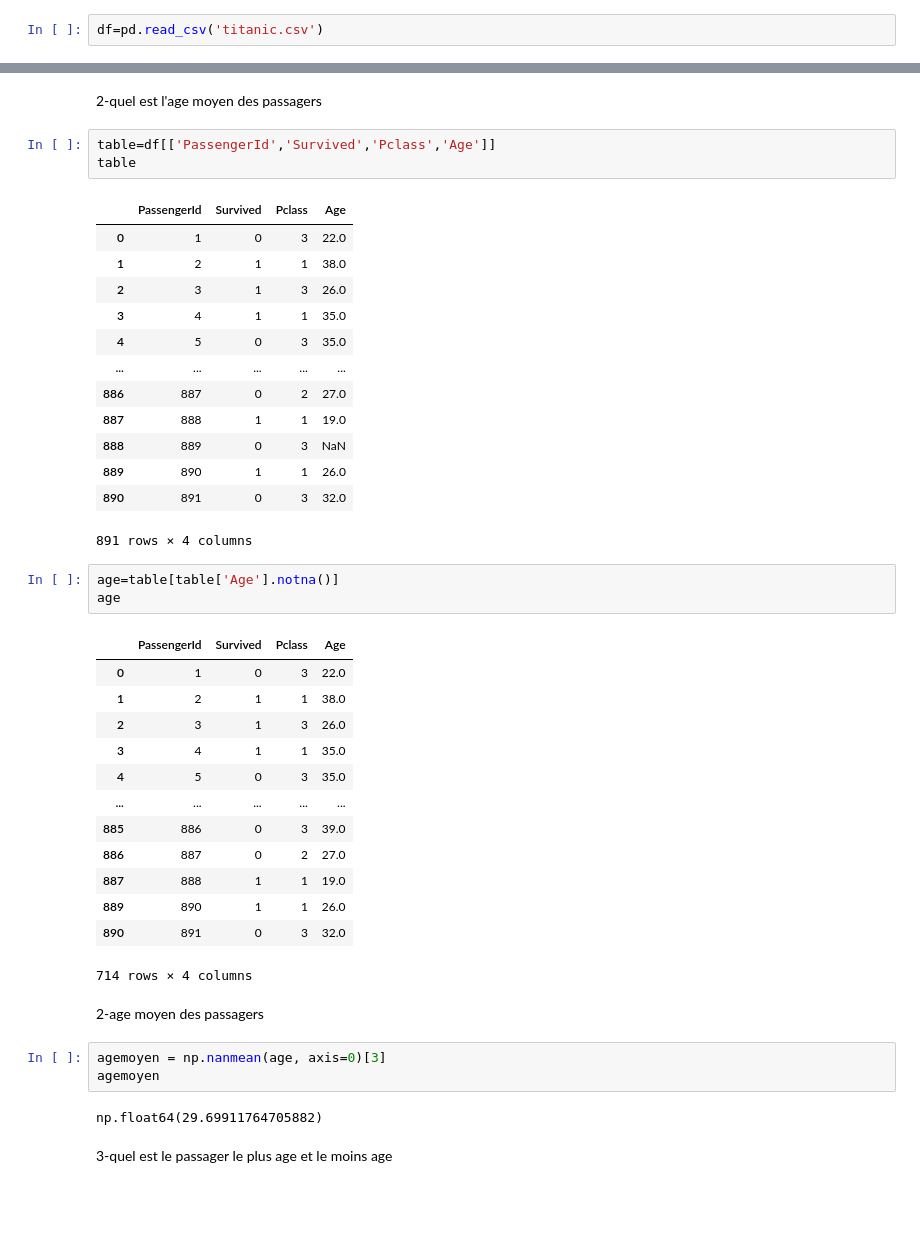
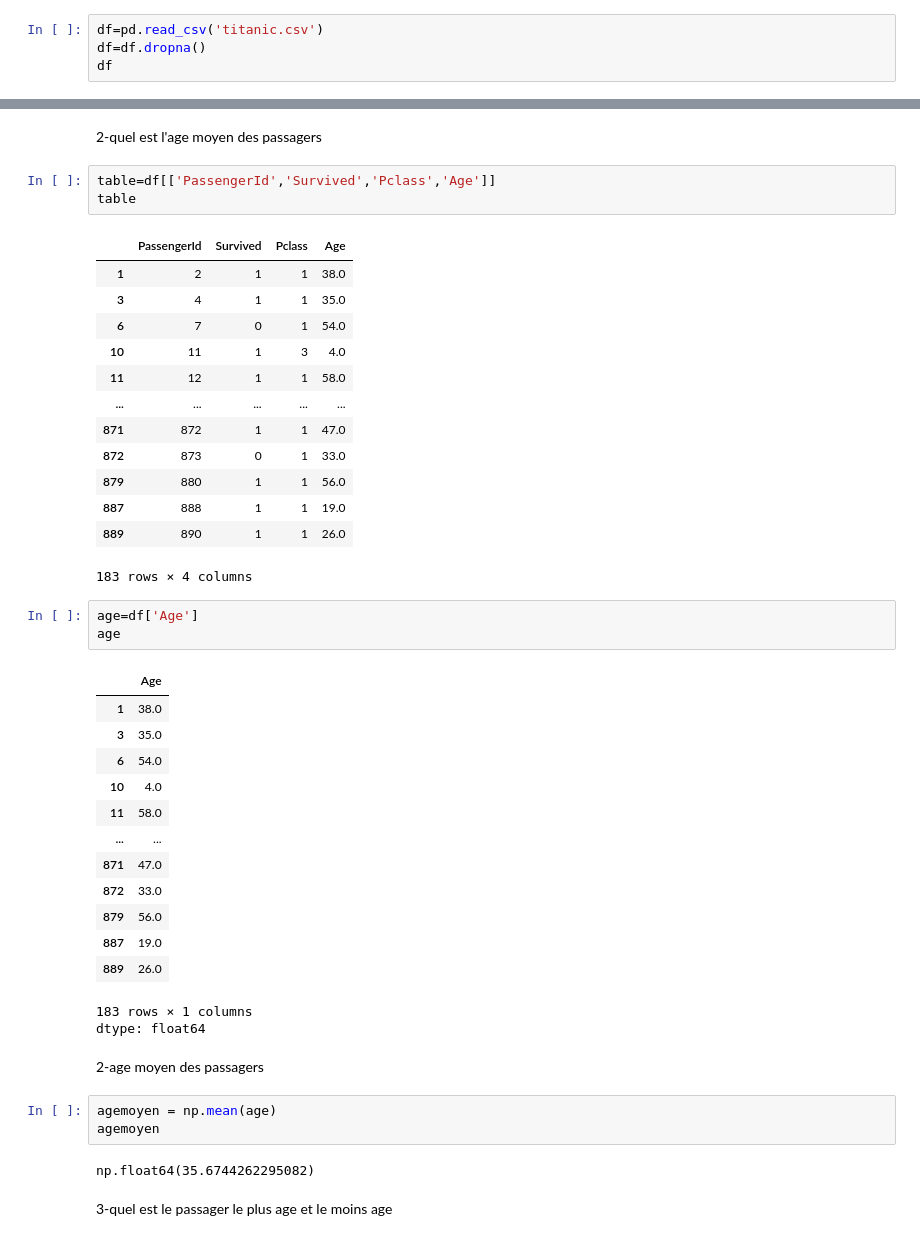
Before and after one commit to Neykone/Titanic, a Jupyter notebook: Titanic.ipynb, the cells around one changed output, grey strips where cells are left out. Saved outputs shown, nothing was run; the diff lists cells and outputs as text; blank space fills up the shorter version.

```diff
--- a/Titanic.ipynb
+++ b/Titanic.ipynb
@@ -6,2 +8,4 @@ import pandas as pd
 # %%
 df=pd.read_csv('titanic.csv')
+df=df.dropna()
+df
@@ -47,42 +71,43 @@ table=df[['PassengerId','Survived','Pclass','Age']]
 table
 # %% [output]
 |  | PassengerId | Survived | Pclass | Age |
-| 0 | 1 | 0 | 3 | 22.0 |
 | 1 | 2 | 1 | 1 | 38.0 |
-| 2 | 3 | 1 | 3 | 26.0 |
 | 3 | 4 | 1 | 1 | 35.0 |
-| 4 | 5 | 0 | 3 | 35.0 |
+| 6 | 7 | 0 | 1 | 54.0 |
+| 10 | 11 | 1 | 3 | 4.0 |
+| 11 | 12 | 1 | 1 | 58.0 |
 | ... | ... | ... | ... | ... |
-| 886 | 887 | 0 | 2 | 27.0 |
+| 871 | 872 | 1 | 1 | 47.0 |
+| 872 | 873 | 0 | 1 | 33.0 |
+| 879 | 880 | 1 | 1 | 56.0 |
 | 887 | 888 | 1 | 1 | 19.0 |
-| 888 | 889 | 0 | 3 | NaN |
 | 889 | 890 | 1 | 1 | 26.0 |
-| 890 | 891 | 0 | 3 | 32.0 |
-891 rows × 4 columns
+183 rows × 4 columns
 # %%
-age=table[table['Age'].notna()]
+age=df['Age']
 age
 # %% [output]
-|  | PassengerId | Survived | Pclass | Age |
-| 0 | 1 | 0 | 3 | 22.0 |
-| 1 | 2 | 1 | 1 | 38.0 |
-| 2 | 3 | 1 | 3 | 26.0 |
-| 3 | 4 | 1 | 1 | 35.0 |
-| 4 | 5 | 0 | 3 | 35.0 |
-| ... | ... | ... | ... | ... |
-| 885 | 886 | 0 | 3 | 39.0 |
-| 886 | 887 | 0 | 2 | 27.0 |
-| 887 | 888 | 1 | 1 | 19.0 |
-| 889 | 890 | 1 | 1 | 26.0 |
-| 890 | 891 | 0 | 3 | 32.0 |
+|  | Age |
+| 1 | 38.0 |
+| 3 | 35.0 |
+| 6 | 54.0 |
+| 10 | 4.0 |
+| 11 | 58.0 |
+| ... | ... |
+| 871 | 47.0 |
+| 872 | 33.0 |
+| 879 | 56.0 |
+| 887 | 19.0 |
+| 889 | 26.0 |
-714 rows × 4 columns
+183 rows × 1 columns
+dtype: float64
 # %% [markdown]
 2-age moyen des passagers
 # %%
-agemoyen = np.nanmean(age, axis=0)[3]
+agemoyen = np.mean(age)
 agemoyen
 # %% [output]
-np.float64(29.69911764705882)
+np.float64(35.6744262295082)
 # %% [markdown]
 3-quel est le passager le plus age et le moins age
 # %%
```
Also changed, not shown: parts of 17 cells of this notebook.
